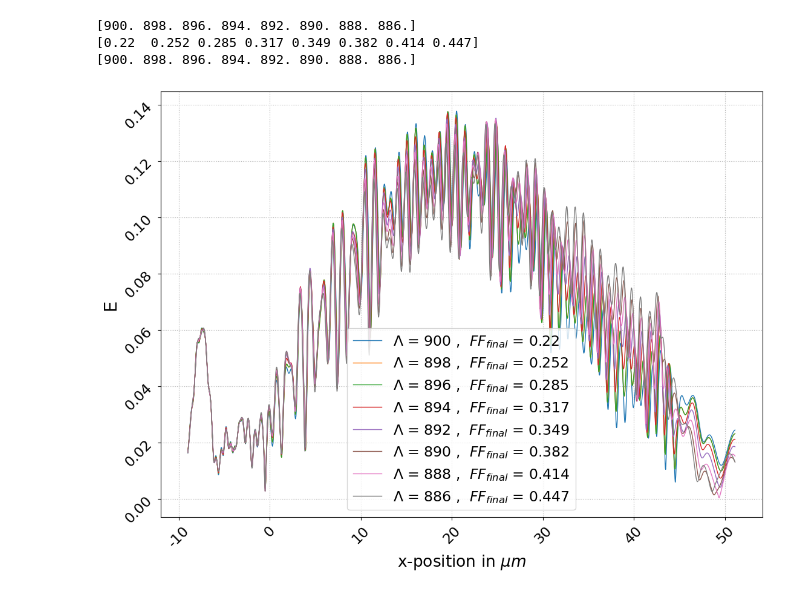
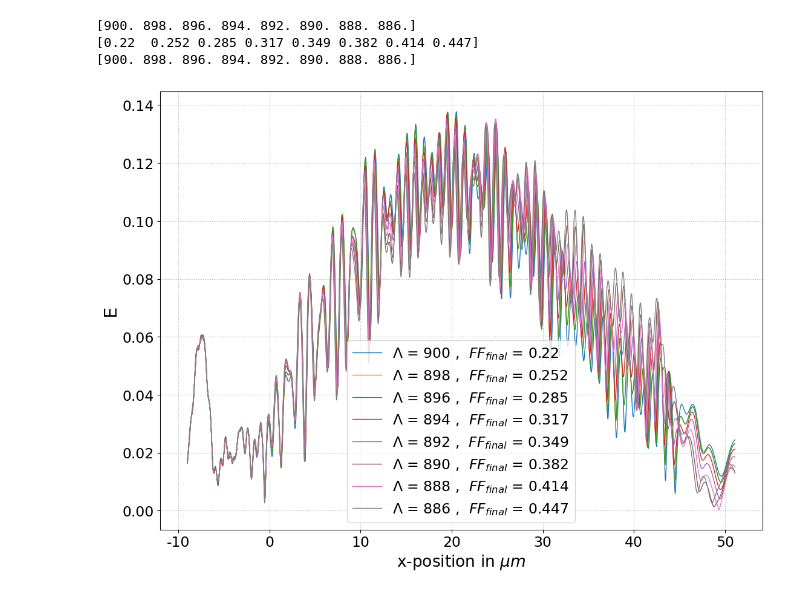
Before and after one commit to TobsTha/BA_code, a Jupyter notebook: Graphics/Up_E_overlay/overlay.ipynb, the cells around one changed output. Drawn from its saved outputs; the diff is of its cells as text; code cells hidden in the pictures.

```diff
--- a/Graphics/Up_E_overlay/overlay.ipynb
+++ b/Graphics/Up_E_overlay/overlay.ipynb
@@ -59,31 +59,31 @@ for i in range(8):
 # %%
 # Plot the data
 
 tickslabelsize = 17
 labelsize = 19
 fontsize = 21
 
 fig, ax = plt.subplots(figsize=(11, 8), layout='constrained')
 for i in range(8):
     ax.plot(data_x[i], data_E[i], marker='', linewidth = 1 ,linestyle='-', label = data_label_both[i])
 
 # Use scientific notation for x-axis tick labels if appropriate
 ax.ticklabel_format(style='sci', axis='x', scilimits=(0,0))
 ax.set_xticks([x * 1e-5 for x in [-1, 0, 1, 2, 3, 4, 5]])
 ax.set_xticklabels([-10, 0, 10, 20, 30, 40, 50])
 
 # Increase label font size for readability and add a title
 ax.set_xlabel('x-position in $\\mu m$', fontsize=labelsize)
 ax.set_ylabel('E', fontsize=fontsize)
 # ax.set_title('E-field vs. x-position', fontsize=14)
 
 # Rotate x-axis tick labels to prevent overlap
-ax.tick_params(axis='both', labelrotation=45, labelsize=tickslabelsize)
+ax.tick_params(axis='both', labelrotation=0, labelsize=tickslabelsize)
 
 # Show grid
 ax.grid(True, linestyle = ':')
 ax.legend(fontsize = tickslabelsize)
 plt.show()
 fig.savefig('Up_E_overlay.png', dpi=300)
 # %% [output]
-[figure, old version]
+[figure, new version]
```
Also changed, not shown: 4 other files.
